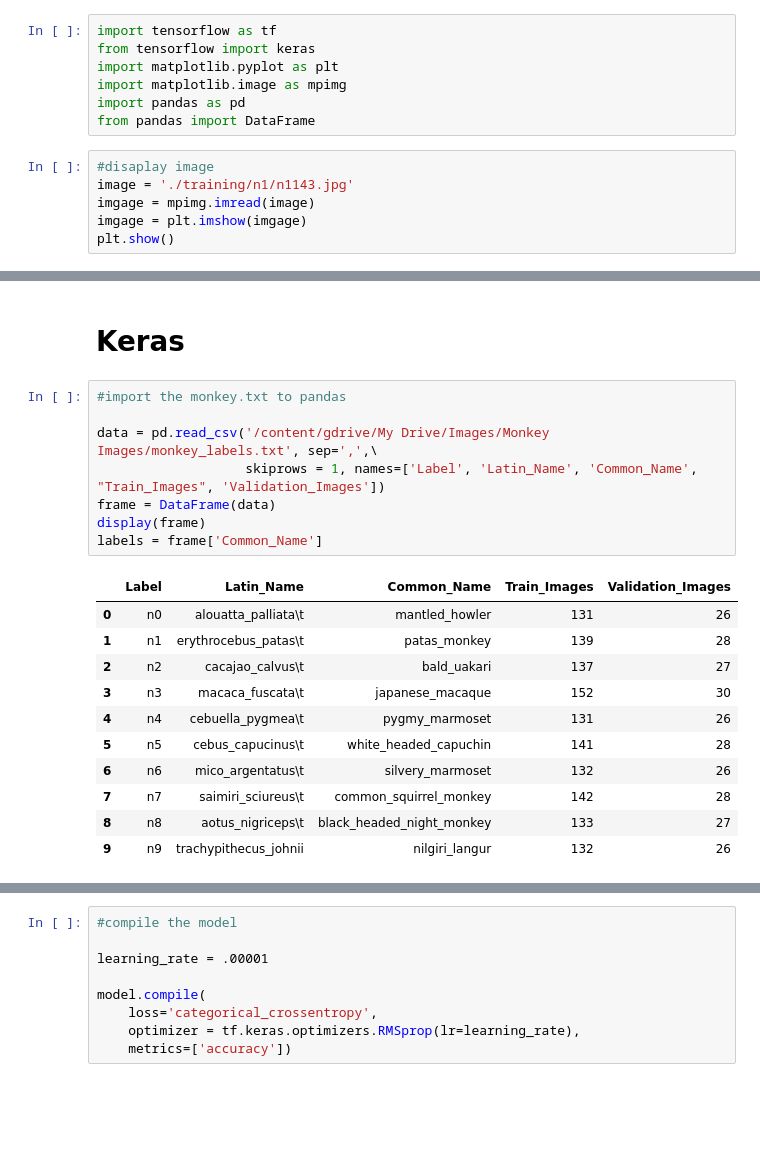
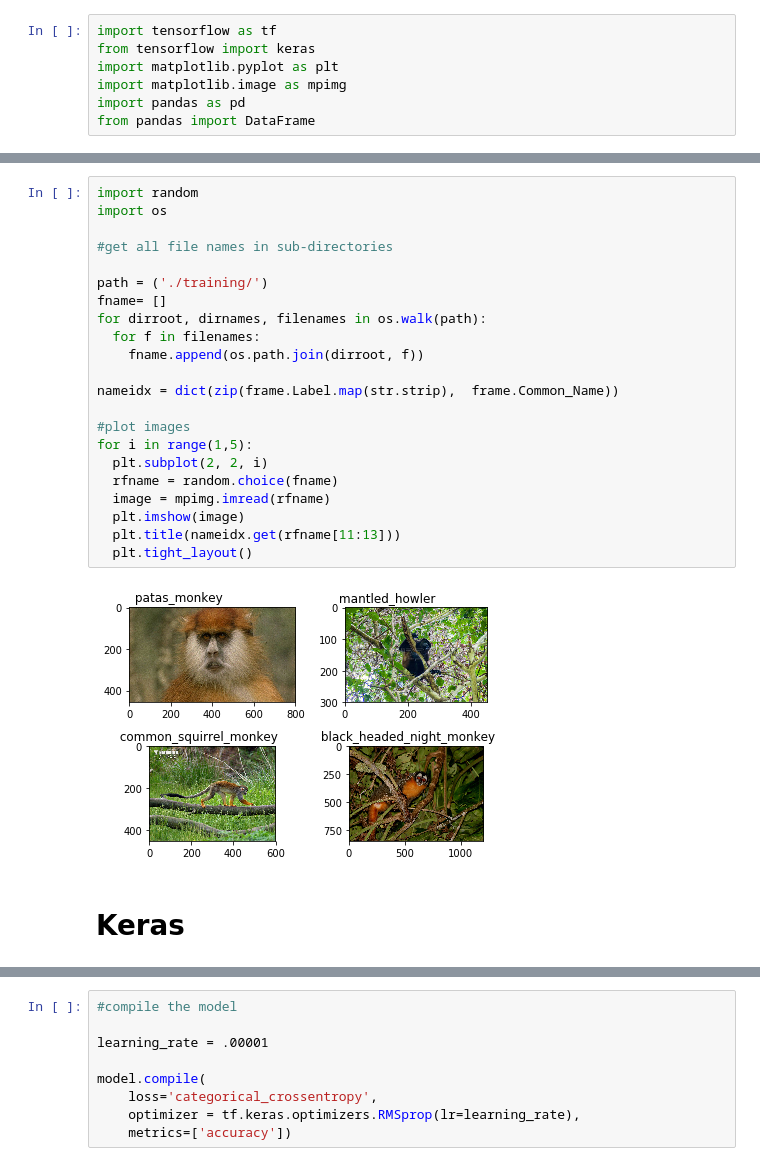
Before and after one commit to acportfolio/acportfolio, a Jupyter notebook: Transfer_Learning_CNN_Monkey_Classification.ipynb, the cells around one changed output, grey strips where cells are left out. Saved outputs shown, nothing was run; the diff lists cells and outputs as text; blank space fills up the shorter version.

```diff
--- a/Transfer_Learning_CNN_Monkey_Classification.ipynb
+++ b/Transfer_Learning_CNN_Monkey_Classification.ipynb
@@ -33,9 +33,3 @@ import matplotlib.pyplot as plt
 import matplotlib.image as mpimg
 import pandas as pd
 from pandas import DataFrame
-# %%
-#disaplay image
-image = './training/n1/n1143.jpg'
-imgage = mpimg.imread(image)
-imgage = plt.imshow(imgage)
-plt.show()
@@ -44,25 +56,29 @@ plt.show()
+# %%
+import random
+import os
+
+#get all file names in sub-directories
+
+path = ('./training/')
+fname= []
+for dirroot, dirnames, filenames in os.walk(path):
+  for f in filenames:
+    fname.append(os.path.join(dirroot, f))
+
+nameidx = dict(zip(frame.Label.map(str.strip),  frame.Common_Name))
+
+#plot images
+for i in range(1,5):
+  plt.subplot(2, 2, i)
+  rfname = random.choice(fname)
+  image = mpimg.imread(rfname)
+  plt.imshow(image)
+  plt.title(nameidx.get(rfname[11:13]))
+  plt.tight_layout()
+# %% [output]
+[figure, added]
 # %% [markdown]
 # Keras
-# %%
-#import the monkey.txt to pandas
-
-data = pd.read_csv('/content/gdrive/My Drive/Images/Monkey Images/monkey_labels.txt', sep=',',\
-                   skiprows = 1, names=['Label', 'Latin_Name', 'Common_Name', "Train_Images", 'Validation_Images'])
-frame = DataFrame(data)
-display(frame)
-labels = frame['Common_Name']
-# %% [output]
-|  | Label | Latin_Name | Common_Name | Train_Images | Validation_Images |
-| 0 | n0 | alouatta_palliata\t | mantled_howler | 131 | 26 |
-| 1 | n1 | erythrocebus_patas\t | patas_monkey | 139 | 28 |
-| 2 | n2 | cacajao_calvus\t | bald_uakari | 137 | 27 |
-| 3 | n3 | macaca_fuscata\t | japanese_macaque | 152 | 30 |
-| 4 | n4 | cebuella_pygmea\t | pygmy_marmoset | 131 | 26 |
-| 5 | n5 | cebus_capucinus\t | white_headed_capuchin | 141 | 28 |
-| 6 | n6 | mico_argentatus\t | silvery_marmoset | 132 | 26 |
-| 7 | n7 | saimiri_sciureus\t | common_squirrel_monkey | 142 | 28 |
-| 8 | n8 | aotus_nigriceps\t | black_headed_night_monkey | 133 | 27 |
-| 9 | n9 | trachypithecus_johnii | nilgiri_langur | 132 | 26 |
 # %%
 #Keras has a image generator class that can crawl subdirectorys for images. Each subdirectory is a class.
 
```
Also changed, not shown: parts of 11 cells of this notebook, 1 other file.
